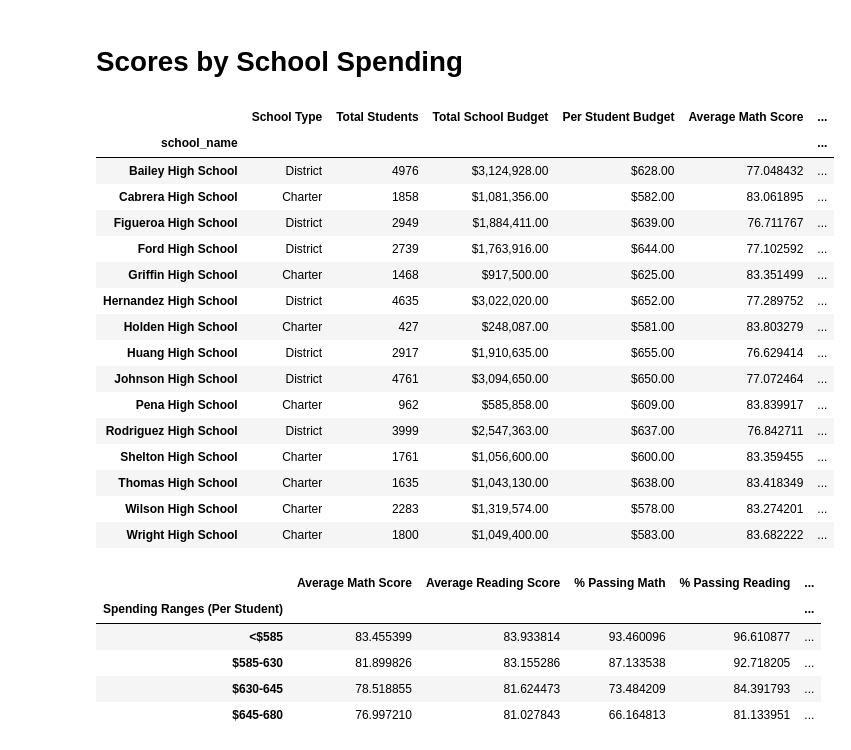
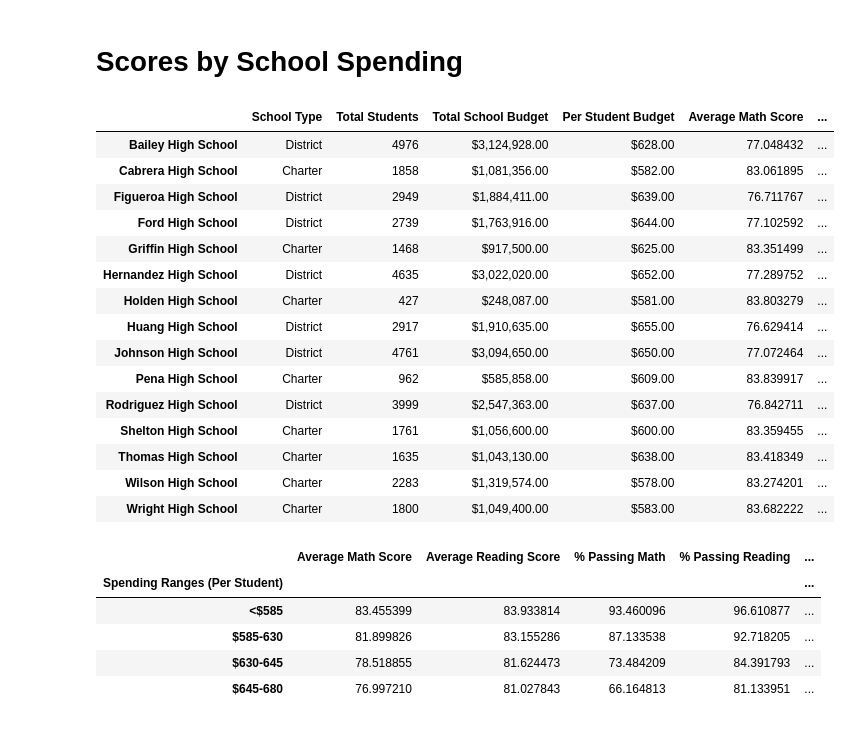
Before and after one commit to kimmiekc/pandas-challenge, a Jupyter notebook: PyCitySchools/CityNotebook.ipynb, the cells around one changed output. Saved outputs shown, nothing was run; the diff lists cells and outputs as text; code cells hidden in the pictures.

```diff
--- a/PyCitySchools/CityNotebook.ipynb
+++ b/PyCitySchools/CityNotebook.ipynb
@@ -162,6 +162,7 @@ per_school_summary = pd.DataFrame({
 # Formatting
 per_school_summary["Total School Budget"] = per_school_summary["Total School Budget"].map("${:,.2f}".format)
 per_school_summary["Per Student Budget"] = per_school_summary["Per Student Budget"].map("${:,.2f}".format)
+per_school_summary.index.name = None
 # Display the DataFrame
 per_school_summary
 # %% [output]
@@ -313,10 +314,10 @@ school_spending_df = per_school_summary.copy()
 # %%
 # Use `pd.cut` to categorize spending based on the bins.
 school_spending_df["Spending Ranges (Per Student)"] = pd.cut(per_school_capita, spending_bins, labels=labels, include_lowest=True)
+school_spending_df.index.name=None
 school_spending_df
 # %% [output]
 |  | School Type | Total Students | Total School Budget | Per Student Budget | Average Math Score | ... |
-| school_name |  |  |  |  |  | ... |
 | Bailey High School | District | 4976 | $3,124,928.00 | $628.00 | 77.048432 | ... |
 | Cabrera High School | Charter | 1858 | $1,081,356.00 | $582.00 | 83.061895 | ... |
 | Figueroa High School | District | 2949 | $1,884,411.00 | $639.00 | 76.711767 | ... |
```
Also changed, not shown: parts of 4 cells of this notebook.
